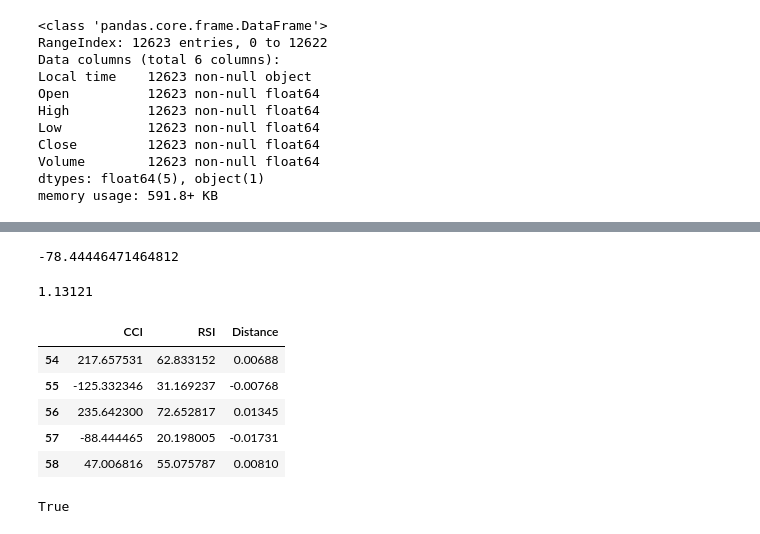
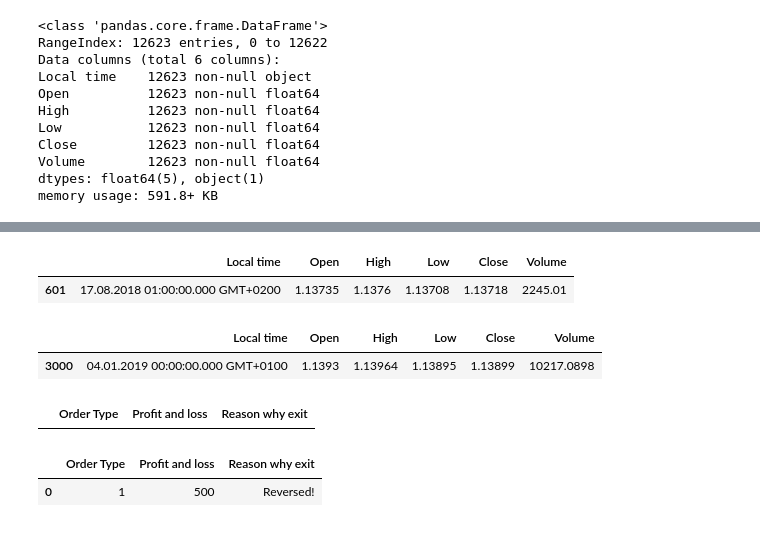
Before and after one commit to Darkcom18/Stage-, a Jupyter notebook: EU_Trade.ipynb, the cells around one changed output, grey strips where cells are left out. Saved outputs shown, nothing was run; the diff lists cells and outputs as text; code cells hidden in the pictures.

```diff
--- a/EU_Trade.ipynb
+++ b/EU_Trade.ipynb
@@ -386,21 +281,0 @@ df_trade.tail(5)
-# %%
-df_trade['CCI'].iloc[-2] +10
-# %% [output]
--78.44446471464812
-# %%
-df_trade['Close'][57]
-# %% [output]
-1.13121
-# %%
-w = 5
-predict_win = WindowSlider(w)
-last = df_trade[["CCI","RSI","Distance"]].tail(6)
-#last.reset_index(inplace = True,drop = True)
-last.tail(5)
-# %% [output]
-|  | CCI | RSI | Distance |
-| 54 | 217.657531 | 62.833152 | 0.00688 |
-| 55 | -125.332346 | 31.169237 | -0.00768 |
-| 56 | 235.642300 | 72.652817 | 0.01345 |
-| 57 | -88.444465 | 20.198005 | -0.01731 |
-| 58 | 47.006816 | 55.075787 | 0.00810 |
@@ -410,6 +282,18 @@ lr_y_pred = lr_model.predict(predict_set.iloc[:,:-1])
-# %%
-data_trade['Close'][5] < data_trade['Close'][3]+lr_y_pred[0]
-# %% [output]
-True
+# %%
+EU_Trade[601:602]
+# %% [output]
+|  | Local time | Open | High | Low | Close | Volume |
+| 601 | 17.08.2018 01:00:00.000 GMT+0200 | 1.13735 | 1.1376 | 1.13708 | 1.13718 | 2245.01 |
+# %%
+EU_Trade[3000:3001]
+# %% [output]
+|  | Local time | Open | High | Low | Close | Volume |
+| 3000 | 04.01.2019 00:00:00.000 GMT+0100 | 1.1393 | 1.13964 | 1.13895 | 1.13899 | 10217.0898 |
+# %%
+report_info = ['Order Type','Profit and loss','Reason why exit']
+df_report = pd.DataFrame(columns = report_info)
+df_report.head(2)
+# %% [output]
+|  | Order Type | Profit and loss | Reason why exit |
 # %%
 Balance = 100000
@@ -420,0 +307,8 @@ last_pivots_price = 0
+# %%
+trade_order = 1
+pnl = 500
+reason = "Reversed!"
+df_report.append({'Order Type':trade_order,'Profit and loss':pnl,'Reason why exit':reason},ignore_index=True)
+# %% [output]
+|  | Order Type | Profit and loss | Reason why exit |
+| 0 | 1 | 500 | Reversed! |
```
Also changed, not shown: parts of 28 cells of this notebook.
